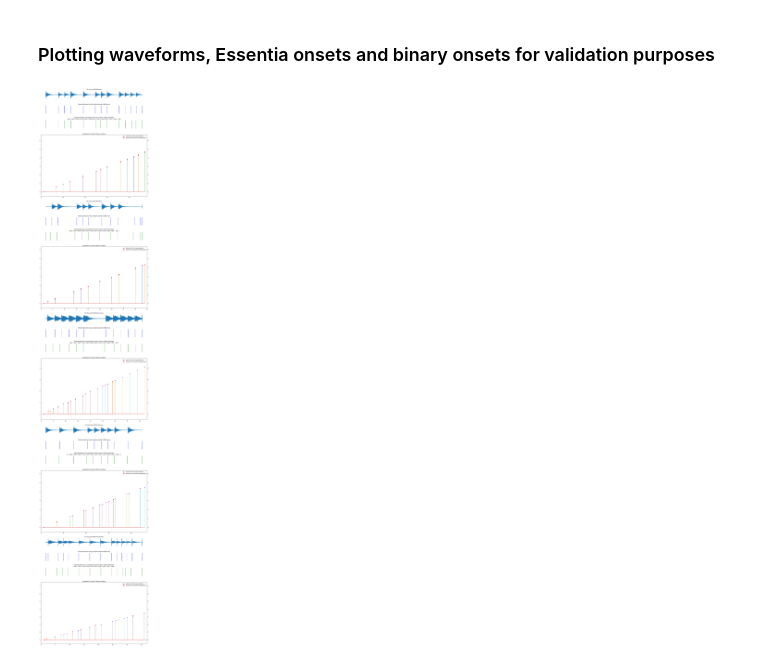
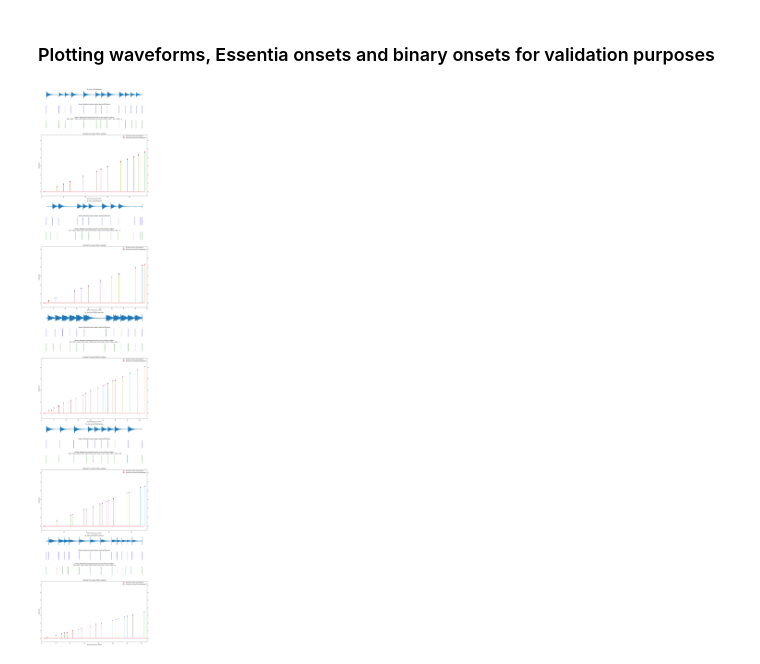
Before and after one commit to MTG/mast-rhythm-analysis, a Jupyter notebook: notebooks/PreProcessDataFromMASTDataset.ipynb, the cells around one changed output. Saved outputs shown, nothing was run; the diff lists cells and outputs as text; code cells hidden in the pictures.

```diff
--- a/notebooks/PreProcessDataFromMASTDataset.ipynb
+++ b/notebooks/PreProcessDataFromMASTDataset.ipynb
@@ -232,31 +232,33 @@ for audio in audio_samples:
     axarr[idx].set_title('Stemplot for onsets (100ms window)')
     axarr[idx].set_xlim([0,len(onset_bins) + 1])
     # setting y limit with some extra buffer (time is scaled for performances)
     axarr[idx].set_ylim([-0.5,scaling_info[2] + 2])
+    axarr[idx].set_xlabel("Onset window (size: 100ms)")
+    axarr[idx].set_ylabel("Onset time")
     # Plotting bins stems
     plot_one = axarr[idx].stem(bins_stems, bins_to_onsets, '--', markerfmt='b^',label='Onset mark for bin representation')
 
     # Plotting essentia stems (overlapped)
     # (e.g ) an onset in moment 0.95s means
     # a beat with boundaries [0,9s - 1s] which
     # translates to window/stem 10
     essentia_stems = [int(essentia_onset / ONSET_WINDOW_SIZE) + 1 for essentia_onset in essentia_onsets]
 
 
     overlapped = axarr[idx].twinx()
     overlapped.set_xlim([0,len(onset_bins) + 1])
     # setting y limit with some extra buffer (time is scaled for performances)
     overlapped.set_ylim([-0.5,scaling_info[2] + 2])
 
     plot_two = overlapped.stem(essentia_stems, essentia_onsets, '-',markerfmt='ro',label='Onset mark for Essentia representation')
 
     # added these three lines
     plots = [plot_one, plot_two]
     labs = [plot.get_label() for plot in plots]
     axarr[idx].legend(plots, labs, loc=0)
 
     idx+=1
 
 f.tight_layout()
 # %% [output]
-[figure, old version]
+[figure, new version]
```
